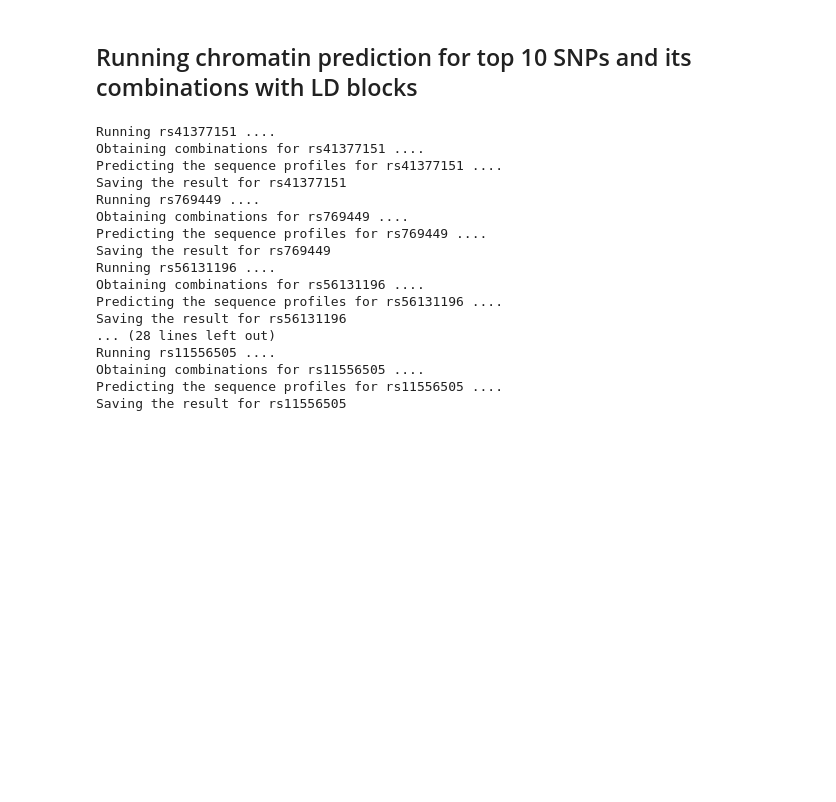
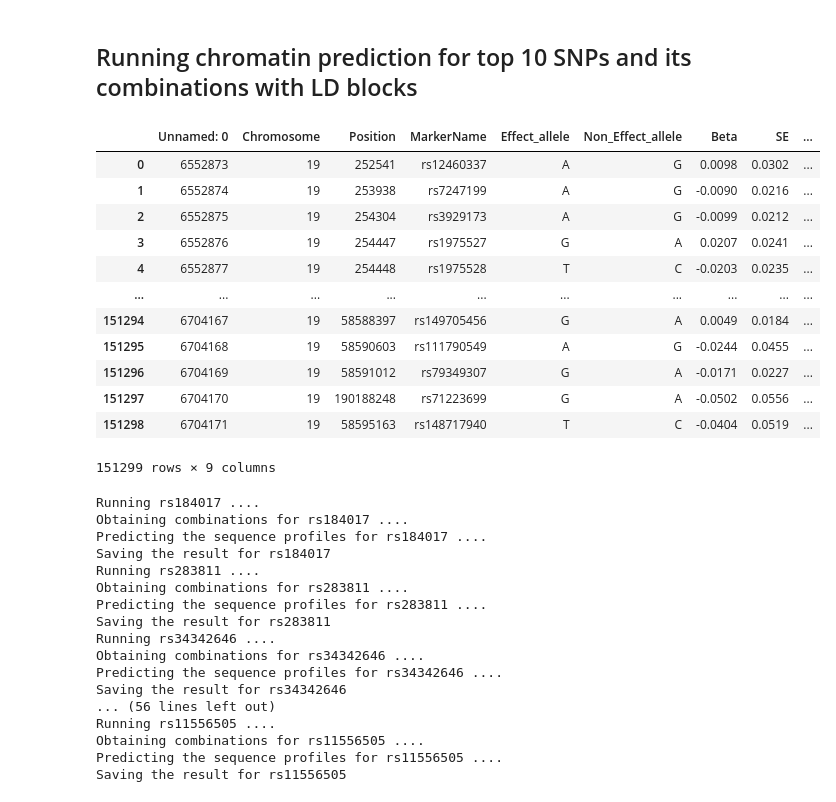
Before and after one commit to PradoVarathan/MultiSpecto, a Jupyter notebook: DeepSEA_MultipleVaraints.ipynb, the cells around one changed output. Drawn from its saved outputs; the diff is of its cells as text; code cells hidden in the pictures; blank space fills up the shorter version.

```diff
--- a/DeepSEA_MultipleVaraints.ipynb
+++ b/DeepSEA_MultipleVaraints.ipynb
@@ -362,15 +362,31 @@ f.close()
 # %%
 skip_snps = ['rs59007384','rs111789331']
 apoe_snp = ['rs429358']
+igap_19 = pd.read_csv('IGAP_Chr19_Hg38loc.csv')
+igap_19
+# %% [output]
+|  | Unnamed: 0 | Chromosome | Position | MarkerName | Effect_allele | Non_Effect_allele | Beta | SE | ... |
+| 0 | 6552873 | 19 | 252541 | rs12460337 | A | G | 0.0098 | 0.0302 | ... |
+| 1 | 6552874 | 19 | 253938 | rs7247199 | A | G | -0.0090 | 0.0216 | ... |
+| 2 | 6552875 | 19 | 254304 | rs3929173 | A | G | -0.0099 | 0.0212 | ... |
+| 3 | 6552876 | 19 | 254447 | rs1975527 | G | A | 0.0207 | 0.0241 | ... |
+| 4 | 6552877 | 19 | 254448 | rs1975528 | T | C | -0.0203 | 0.0235 | ... |
+| ... | ... | ... | ... | ... | ... | ... | ... | ... | ... |
+| 151294 | 6704167 | 19 | 58588397 | rs149705456 | G | A | 0.0049 | 0.0184 | ... |
+| 151295 | 6704168 | 19 | 58590603 | rs111790549 | A | G | -0.0244 | 0.0455 | ... |
+| 151296 | 6704169 | 19 | 58591012 | rs79349307 | G | A | -0.0171 | 0.0227 | ... |
+| 151297 | 6704170 | 19 | 190188248 | rs71223699 | G | A | -0.0502 | 0.0556 | ... |
+| 151298 | 6704171 | 19 | 58595163 | rs148717940 | T | C | -0.0404 | 0.0519 | ... |
+151299 rows × 9 columns
 # %%
 
-for k in range(9,len(top_10_igap_snps)):
+for k in range(0,len(top_10_igap_snps)):
     snp_test = top_10_igap_snps.iloc[k,2]
     if snp_test not in skip_snps:
         print("Running %s ...."%(snp_test))
         snp_obj = SNP(top_10_igap_snps.iloc[k,2],top_10_igap_snps.iloc[k,1],top_10_igap_snps.iloc[k,0])
         print("Obtaining combinations for %s ...."%(snp_test))
-        snp_comb_seq = snp_obj.seq_combination(igap)
+        snp_comb_seq = snp_obj.seq_combination(igap_19)
         print("Predicting the sequence profiles for %s ...."%(snp_test))
         comb_diff_pred = get_predicted_diff(snp_comb_seq)
         f = h5py.File(snp_test +'.diff.h5', 'w')
@@ -380,19 +396,19 @@ for k in range(9,len(top_10_igap_snps)):
             f.create_dataset(i, data=comb_diff_pred[i])
         f.close()
 # %% [output]
-Running rs41377151 ....
-Obtaining combinations for rs41377151 ....
-Predicting the sequence profiles for rs41377151 ....
-Saving the result for rs41377151
-Running rs769449 ....
-Obtaining combinations for rs769449 ....
-Predicting the sequence profiles for rs769449 ....
-Saving the result for rs769449
-Running rs56131196 ....
-Obtaining combinations for rs56131196 ....
-Predicting the sequence profiles for rs56131196 ....
-Saving the result for rs56131196
-... (28 lines left out)
+Running rs184017 ....
+Obtaining combinations for rs184017 ....
+Predicting the sequence profiles for rs184017 ....
+Saving the result for rs184017
+Running rs283811 ....
+Obtaining combinations for rs283811 ....
+Predicting the sequence profiles for rs283811 ....
+Saving the result for rs283811
+Running rs34342646 ....
+Obtaining combinations for rs34342646 ....
+Predicting the sequence profiles for rs34342646 ....
+Saving the result for rs34342646
+... (56 lines left out)
 Running rs11556505 ....
 Obtaining combinations for rs11556505 ....
 Predicting the sequence profiles for rs11556505 ....
```
Also changed, not shown: parts of 1 cell of this notebook, 1 other file.
